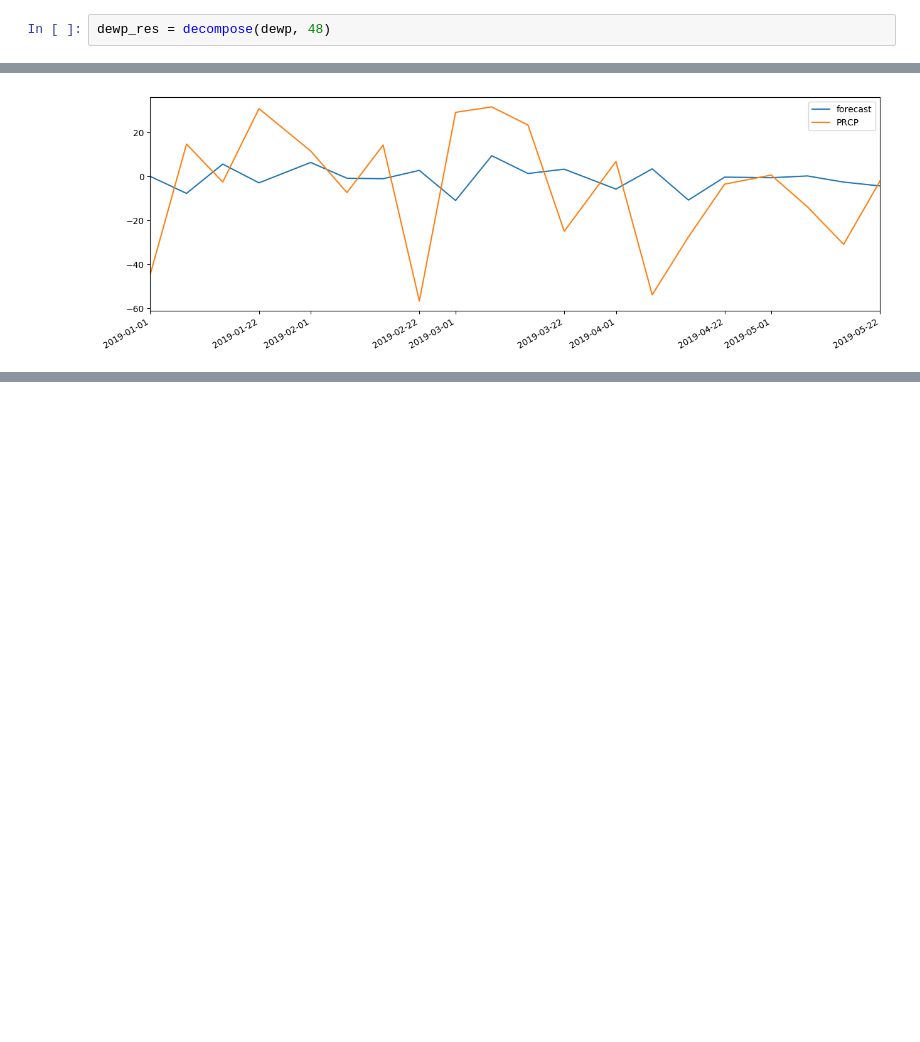
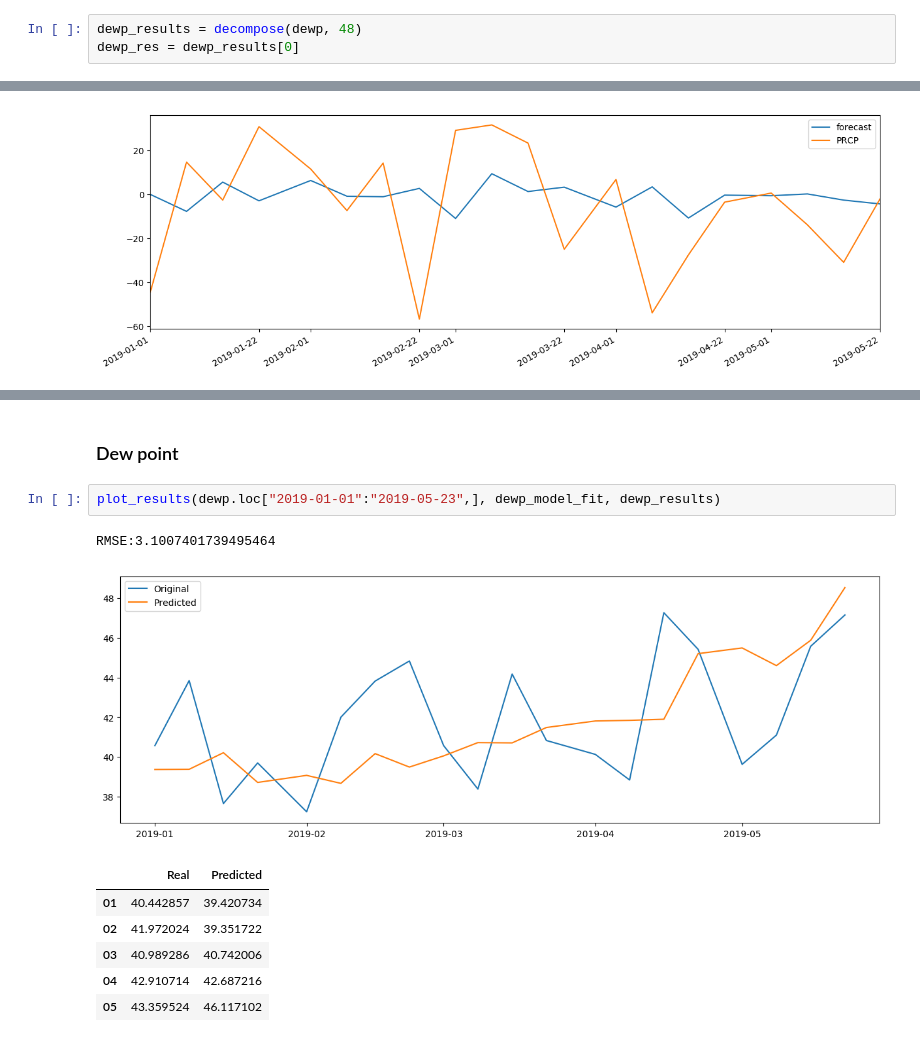
Before and after one commit to franchukpetro/Forest-fires-influence-analysis, a Jupyter notebook: analysis/london_analysis.ipynb, the cells around one changed output, grey strips where cells are left out. Cells and saved outputs as stored; diff of their text form; blank space fills up the shorter version.

```diff
--- a/analysis/london_analysis.ipynb
+++ b/analysis/london_analysis.ipynb
@@ -209,7 +210,8 @@ Name: DEWP, Length: 1436, dtype: float64
 # %% [markdown]
 __Decomposing__
 # %%
-dewp_res = decompose(dewp, 48)
+dewp_results = decompose(dewp, 48)
+dewp_res = dewp_results[0]
 # %% [output]
 [figure]
 # %%
@@ -570,0 +631,13 @@ plt.show()
+# %% [markdown]
+### Dew point
+# %%
+plot_results(dewp.loc["2019-01-01":"2019-05-23",], dewp_model_fit, dewp_results)
+# %% [output]
+RMSE:3.1007401739495464
+[figure, added]
+|  | Real | Predicted |
+| 01 | 40.442857 | 39.420734 |
+| 02 | 41.972024 | 39.351722 |
+| 03 | 40.989286 | 40.742006 |
+| 04 | 42.910714 | 42.687216 |
+| 05 | 43.359524 | 46.117102 |
```
Also changed, not shown: parts of 16 cells of this notebook, 3 other files.
